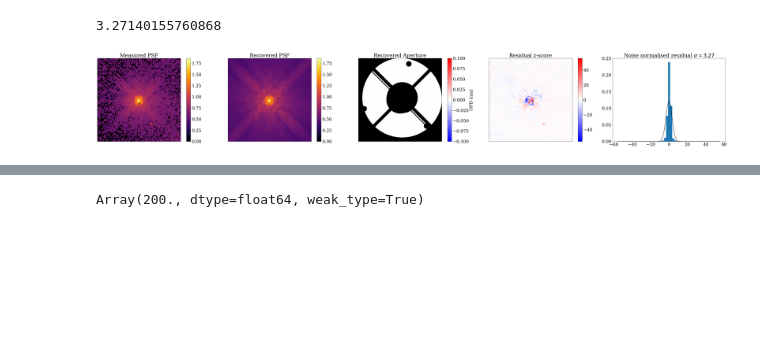
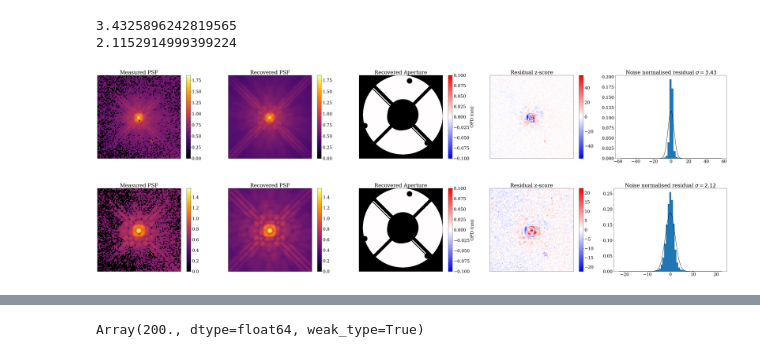
Before and after one commit to h-greer/hubble, a Jupyter notebook: notebooks/spectrum-wd.ipynb, the cells around one changed output, grey strips where cells are left out. Saved outputs shown, nothing was run; the diff lists cells and outputs as text; code cells hidden in the pictures; blank space fills up the shorter version.

```diff
--- a/notebooks/spectrum-wd.ipynb
+++ b/notebooks/spectrum-wd.ipynb
@@ -62,25 +53,22 @@ np.load("spectrum_basis.npy").shape
-# %%
-def load_spectrum_basis(file, nwavels, npoly):
-    basis_file = np.load(file)[:,:npoly]
-    spectrum_basis = ipx.interp1d(np.linspace(0,1,nwavels), np.linspace(0,1,basis_file.shape[0]), basis_file)
-    return spectrum_basis/np.sqrt(np.mean(spectrum_basis**2, axis=0))
 # %%
 wid = 90
 oversample = 4
 
-nwavels = 20#13#6
-npoly=5#2
+nwavels_f110w = 20
+nwavels_f160w = 20
+nbasis_f110w = 10
+nbasis_f160w = 5
 
-n_zernikes = 20#30#12
+n_zernikes = 20
 
-optics = NICMOSSecondaryFresnelOptics(512, wid, oversample, mag=3.3, defocus=0., despace=0., n_zernikes = n_zernikes)
+optics = NICMOSFresnelOptics(512, wid, oversample, n_zernikes = n_zernikes, defocus=0., fnumber=80.)
 
 detector = NICMOSDetector(oversample, wid)
 
 ddir = "../data/MAST_2024-09-22T03_37_01.724Z/HST/"
 
-spectrum_basis_f110w = load_spectrum_basis("spectrum_basis_F110W.npy", nwavels, npoly)
-spectrum_basis_f160w = load_spectrum_basis("spectrum_basis_F160W.npy", nwavels, npoly)
+spectrum_basis_f110w = load_spectrum_basis("F110W", nwavels_f110w, nbasis_f110w)
+spectrum_basis_f160w = load_spectrum_basis("F160W", nwavels_f160w, nbasis_f160w)
 
 
 ddir = "../data/MAST_2024-09-26T22_53_13.719Z/HST/"
@@ -88,12 +76,16 @@ ddir = "../data/MAST_2024-09-26T22_53_13.719Z/HST/"
 exposures_single = [
     exposure_from_file(ddir + "n8ry01tkq_cal.fits", SinglePointFit(spectrum_basis_f110w, "F110W"), crop=wid),
     #exposure_from_file(ddir + "n8ry01tmq_cal.fits", SinglePointFit(spectrum_basis_f110w, "F110W"), crop=wid),
-    #exposure_from_file(ddir + "n8ry02tpq_cal.fits", SinglePointFit(spectrum_basis, "F110W"), crop=wid),
-    #exposure_from_file(ddir + "n8ry02tqq_cal.fits", SinglePointFit(spectrum_basis, "F110W"), crop=wid),
+    # exposure_from_file(ddir + "n8ry02tpq_cal.fits", SinglePointFit(spectrum_basis_f110w, "F110W"), crop=wid),
+    # exposure_from_file(ddir + "n8ry02tqq_cal.fits", SinglePointFit(spectrum_basis_f110w, "F110W"), crop=wid),
 
-    #exposure_from_file(ddir + "n8ry03vbq_cal.fits", SinglePointFit(spectrum_basis_f160w, "F160W"), crop=wid),
+    exposure_from_file(ddir + "n8ry03vbq_cal.fits", SinglePointFit(spectrum_basis_f160w, "F160W"), crop=wid),
     #exposure_from_file(ddir + "n8ry03vcq_cal.fits", SinglePointFit(spectrum_basis_f160w, "F160W"), crop=wid),
-    ##exposure_from_file(ddir + "n8ry04vfq_cal.fits", SinglePointFit(spectrum_basis, "F160W"), crop=wid),
-    #exposure_from_file(ddir + "n8ry04vgq_cal.fits", SinglePointFit(spectrum_basis, "F160W"), crop=wid),
+    #exposure_from_file(ddir + "n8ry04vfq_cal.fits", SinglePointFit(spectrum_basis_f160w, "F160W"), crop=wid),
+    #exposure_from_file(ddir + "n8ry04vgq_cal.fits", SinglePointFit(spectrum_basis_f160w, "F160W"), crop=wid),
+    #exposure_from_file(ddir + "n8ry05vmq_cal.fits", SinglePointFit(spectrum_basis_f160w, "F160W"), crop=wid),
+    #exposure_from_file(ddir + "n8ry05vnq_cal.fits", SinglePointFit(spectrum_basis_f160w, "F160W"), crop=wid),
+    ##exposure_from_file(ddir + "n8ry06vpq_cal.fits", SinglePointFit(spectrum_basis_f160w, "F160W"), crop=wid),
+    #exposure_from_file(ddir + "n8ry06vqq_cal.fits", SinglePointFit(spectrum_basis_f160w, "F160W"), crop=wid),
 ]
 # %% [output]
@@ -242,8 +207,10 @@ losses, params_history = optimise_new(opt_params, model_single, exposures_single
 # %%
-plot_comparison(model_single, ModelParams(params_history[-1]), exposures_single)
+plot_comparison(model_single, ModelParams(params_history[-1]), exposures_single, quadrature=False)
 # %% [output]
-3.27140155760868
+3.4325896242819565
+2.1152914999399224
-[figure, old version]
+[figure, new version]
+[figure, added]
 # %%
 orig_params = params.params | params_history[-1]
 opt_params = set_array({k:orig_params[k] for k in orig_params if k in things})
```
Also changed, not shown: parts of 35 cells of this notebook, 8 other files.
